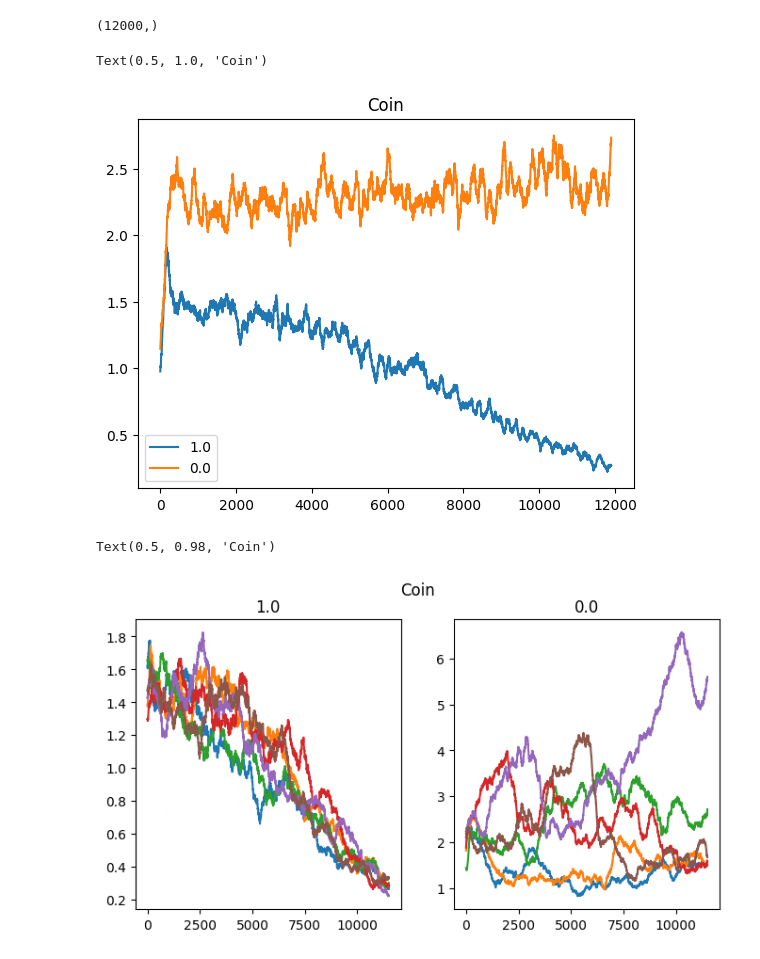
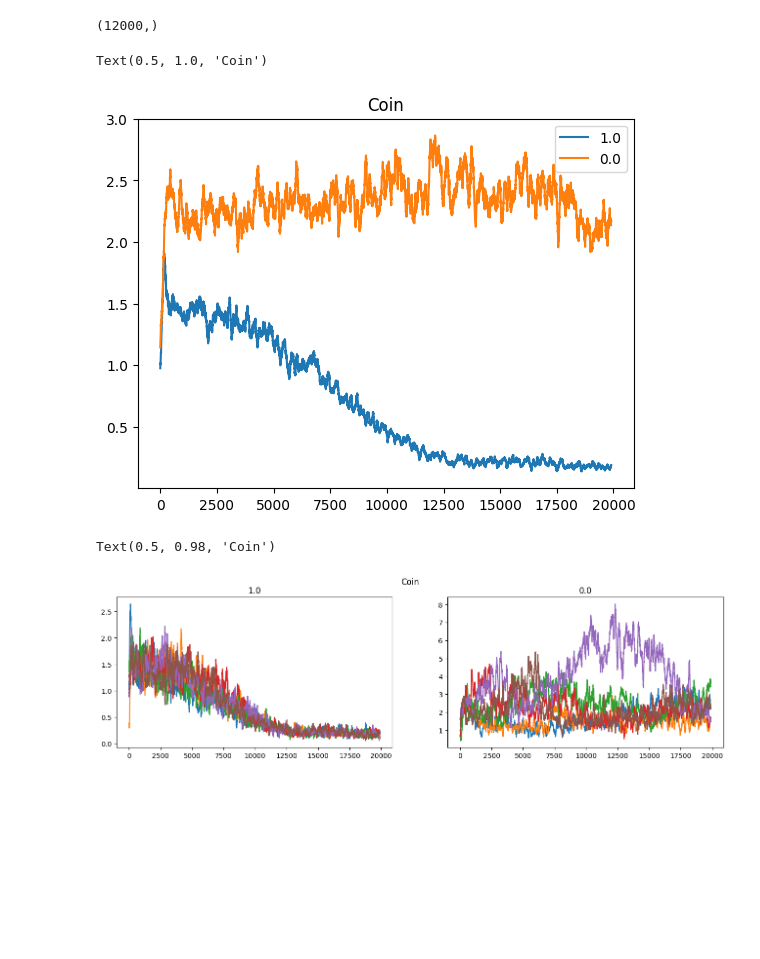
Before and after one commit to social-ai-uoft/sorrel, a Jupyter notebook: examples/state_punishment/analysis/analysis.ipynb, the cells around one changed output. Cells and saved outputs as stored; diff of their text form; code cells hidden in the pictures; blank space fills up the shorter version.

```diff
--- a/examples/state_punishment/analysis/analysis.ipynb
+++ b/examples/state_punishment/analysis/analysis.ipynb
@@ -244,7 +244,7 @@ for ixs, folder in enumerate(folders):
     for f in files:
         if 'Reward' in f:
             data = pd.read_csv(os.path.join(parent_dir, f))
-            collective_rs[ixs].append(data['Value'].to_numpy()[:12000])
+            collective_rs[ixs].append(data['Value'].to_numpy()[:20000])
 collective_rs_ = [np.mean(collective_rs[i], axis=0) for i in range(len(collective_rs))]
 # %%
 labels = ['1.0', '0.75,', '0.25', '0.0']
@@ -262,6 +262,6 @@ Text(0.5, 1.0, 'Mean R')
 # %%
-fig, axes = plt.subplots(1, 4, figsize=(16,4))
-for i in range(4):
+fig, axes = plt.subplots(1, len(labels), figsize=(8*len(labels),4))
+for i in range(len(labels)):
     for j in range(len(collective_rs[i])):
         axes[i].plot(rolling_average(collective_rs[i][j], wsize))
     axes[i].set_title(labels[i])
@@ -301,7 +301,7 @@ for ixs, folder in enumerate(folders):
             sub_dir = os.path.join(parent_dir, item)
             file = os.listdir(sub_dir)[0]
             data = pd.read_csv(os.path.join(sub_dir, file))
-            collective[ixs].append(data['Value'].to_numpy()[:12000]) # trim if needed
+            collective[ixs].append(data['Value'].to_numpy()[:20000]) # trim if needed
 
 collective_ = [np.mean(collective[i], axis=0) for i in range(len(collective))]
 # %%
@@ -320,18 +320,18 @@ plt.legend()
 plt.title('Coin')
 # %% [output]
 Text(0.5, 1.0, 'Coin')
-[figure, old version]
+[figure, new version]
 # %%
-fig, axes = plt.subplots(1, len(labels), figsize=(4*len(labels),4))
-wsize = 500
+fig, axes = plt.subplots(1, len(labels), figsize=(8*len(labels),4))
+wsize = 100
 for i in range(len(labels)):
     for j in range(len(collective[i])):
         axes[i].plot(rolling_average(collective[i][j], wsize))
     axes[i].set_title(labels[i])
 plt.suptitle('Coin')
 # %% [output]
 Text(0.5, 0.98, 'Coin')
-[figure, old version]
+[figure, new version]
 # %%
 folders = [
     # 'fixed_punishment_rate_1.0_twoAs_extra_percept_v2_higher_harm_gem_has_value_20241125-20111732585891',
```
Also changed, not shown: parts of 10 cells of this notebook, 7 other files.
